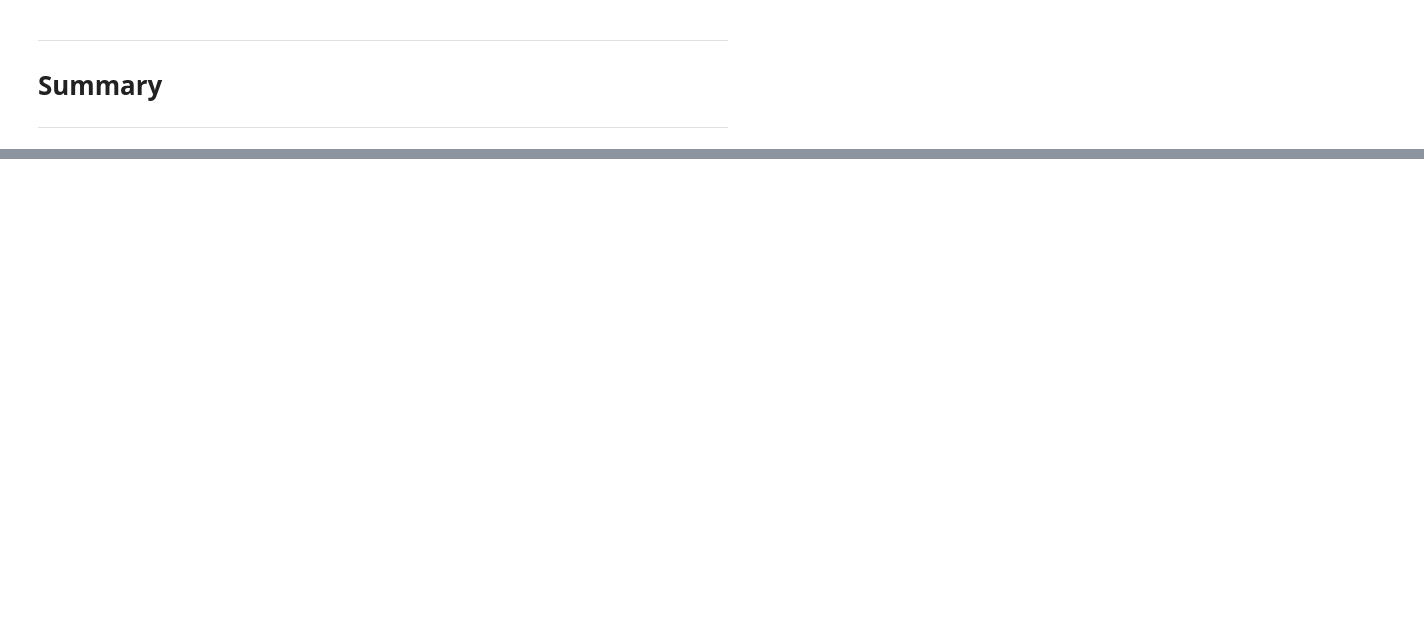
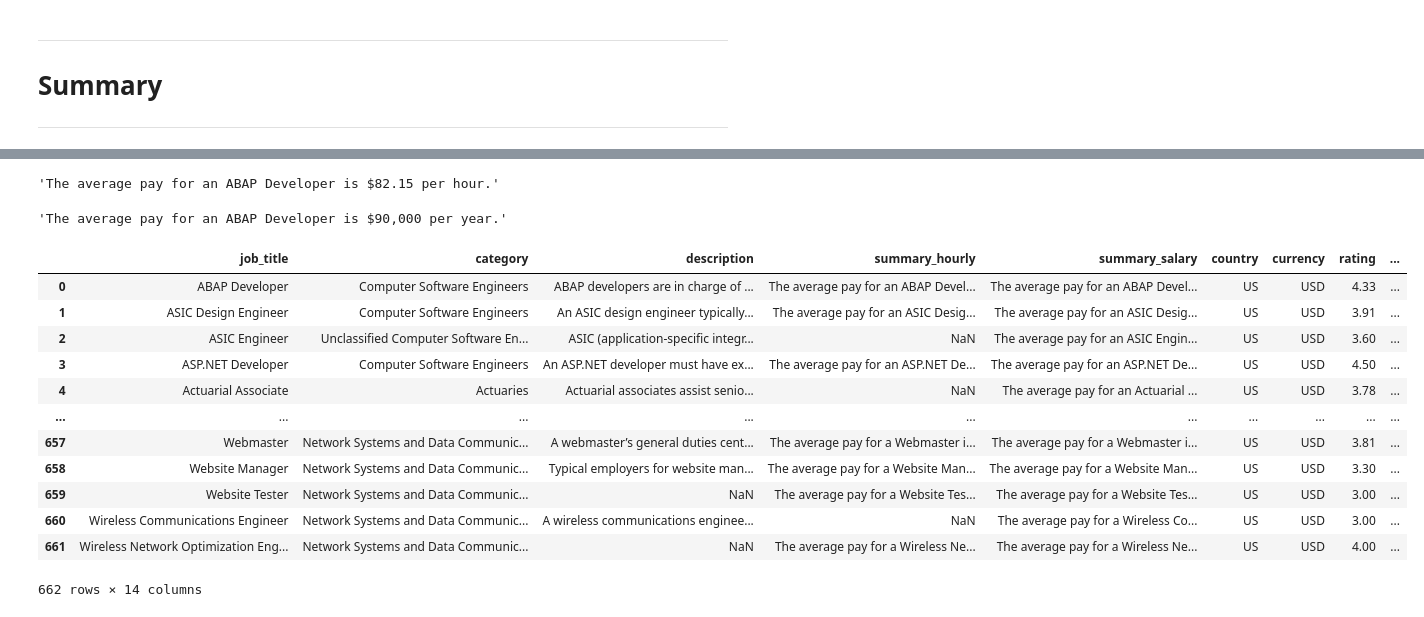
Before and after one commit to szilvasipeter2000/Web_Scraping, a Jupyter notebook: payscale/using_json/payscale_clean.ipynb, the cells around one changed output, grey strips where cells are left out. Saved outputs shown, nothing was run; the diff lists cells and outputs as text; code cells hidden in the pictures; blank space fills up the shorter version.

Commit message:
cleaned everything execpt df_summary

```diff
--- a/payscale/using_json/payscale_clean.ipynb
+++ b/payscale/using_json/payscale_clean.ipynb
@@ -113,0 +245,39 @@ df_summary
+# %%
+df_summary['category'] = df_summary['category'].apply(lambda x: x.split(' - ')[1] if isinstance(x, str) and ' - ' in x else x)
+# %%
+df_summary['summary_hourly'][0]
+# %% [output]
+'The average pay for an ABAP Developer is $82.15 per hour.'
+# %%
+df_summary['summary_salary'][0]
+# %% [output]
+'The average pay for an ABAP Developer is $90,000 per year.'
+# %%
+def exract_salary(df,hourly,annual):
+    pattern = r'$(.*?) per'
+    try:
+        df['annual_wage'] = df[annual].str.extract(pattern)
+    except:
+        df['annual_wage'] = None
+    try:
+        df['hourly_wage'] = df[hourly].str.extract(pattern)
+    except:
+        df['hourly_wage'] = None
+    return df
+# %%
+df_summary = exract_salary(df_summary,'summary_hourly','summary_salary')
+df_summary
+# %% [output]
+|  | job_title | category | description | summary_hourly | summary_salary | country | currency | rating | ... |
+| 0 | ABAP Developer | Computer Software Engineers | ABAP developers are in charge of ... | The average pay for an ABAP Devel... | The average pay for an ABAP Devel... | US | USD | 4.33 | ... |
+| 1 | ASIC Design Engineer | Computer Software Engineers | An ASIC design engineer typically... | The average pay for an ASIC Desig... | The average pay for an ASIC Desig... | US | USD | 3.91 | ... |
+| 2 | ASIC Engineer | Unclassified Computer Software En... | ASIC (application-specific integr... | NaN | The average pay for an ASIC Engin... | US | USD | 3.60 | ... |
+| 3 | ASP.NET Developer | Computer Software Engineers | An ASP.NET developer must have ex... | The average pay for an ASP.NET De... | The average pay for an ASP.NET De... | US | USD | 4.50 | ... |
+| 4 | Actuarial Associate | Actuaries | Actuarial associates assist senio... | NaN | The average pay for an Actuarial ... | US | USD | 3.78 | ... |
+| ... | ... | ... | ... | ... | ... | ... | ... | ... | ... |
+| 657 | Webmaster | Network Systems and Data Communic... | A webmaster’s general duties cent... | The average pay for a Webmaster i... | The average pay for a Webmaster i... | US | USD | 3.81 | ... |
+| 658 | Website Manager | Network Systems and Data Communic... | Typical employers for website man... | The average pay for a Website Man... | The average pay for a Website Man... | US | USD | 3.30 | ... |
+| 659 | Website Tester | Network Systems and Data Communic... | NaN | The average pay for a Website Tes... | The average pay for a Website Tes... | US | USD | 3.00 | ... |
+| 660 | Wireless Communications Engineer | Network Systems and Data Communic... | A wireless communications enginee... | NaN | The average pay for a Wireless Co... | US | USD | 3.00 | ... |
+| 661 | Wireless Network Optimization Eng... | Network Systems and Data Communic... | NaN | The average pay for a Wireless Ne... | The average pay for a Wireless Ne... | US | USD | 4.00 | ... |
+662 rows × 14 columns
```
Also changed, not shown: parts of 21 cells of this notebook.
